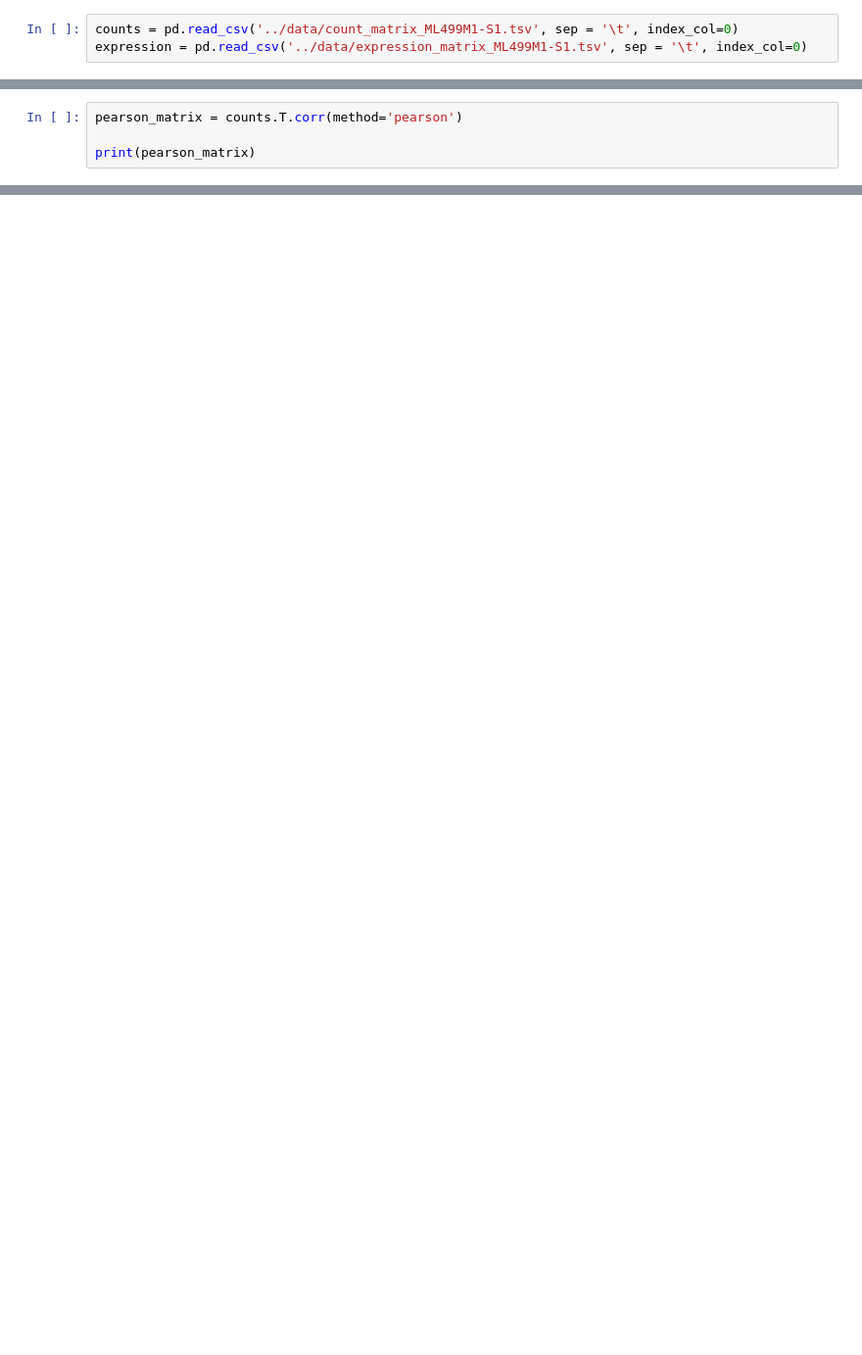
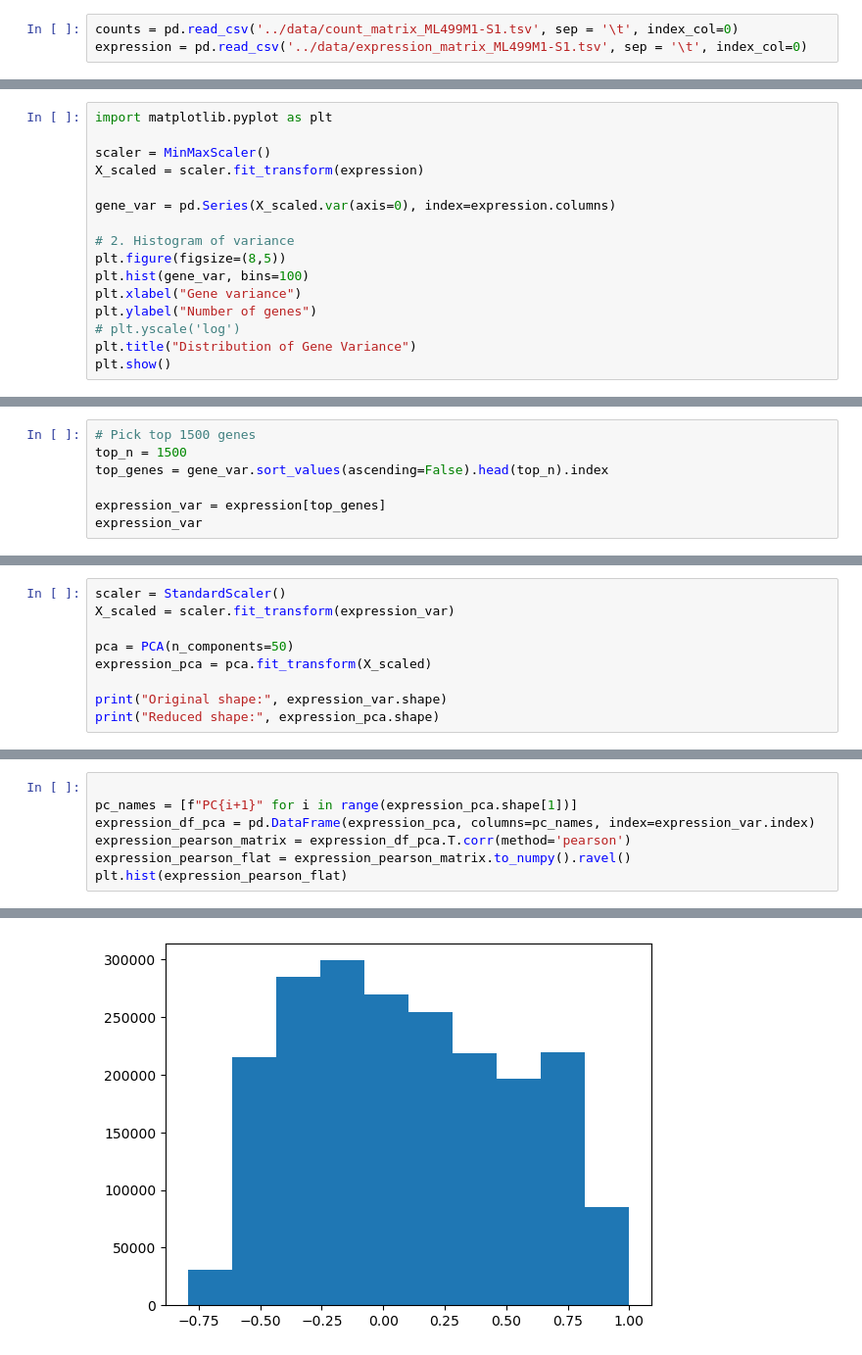
Before and after one commit to kevinyu2/Capstone25, a Jupyter notebook: single_cell/scripts/make_networks.ipynb, the cells around one changed output, grey strips where cells are left out. Shown at 98% size. Drawn from its saved outputs; the diff is of its cells as text; blank space fills up the shorter version.

```diff
--- a/single_cell/scripts/make_networks.ipynb
+++ b/single_cell/scripts/make_networks.ipynb
@@ -21,0 +10,16 @@ expression = pd.read_csv('../data/expression_matrix_ML499M1-S1.tsv', sep = '\t',
+# %%
+import matplotlib.pyplot as plt
+
+scaler = MinMaxScaler()
+X_scaled = scaler.fit_transform(expression)
+
+gene_var = pd.Series(X_scaled.var(axis=0), index=expression.columns)
+
+# 2. Histogram of variance
+plt.figure(figsize=(8,5))
+plt.hist(gene_var, bins=100)
+plt.xlabel("Gene variance")
+plt.ylabel("Number of genes")
+# plt.yscale('log')
+plt.title("Distribution of Gene Variance")
+plt.show()
@@ -21,0 +28,7 @@ expression = pd.read_csv('../data/expression_matrix_ML499M1-S1.tsv', sep = '\t',
+# %%
+# Pick top 1500 genes
+top_n = 1500
+top_genes = gene_var.sort_values(ascending=False).head(top_n).index
+
+expression_var = expression[top_genes]
+expression_var
@@ -21,0 +49,9 @@ expression = pd.read_csv('../data/expression_matrix_ML499M1-S1.tsv', sep = '\t',
+# %%
+scaler = StandardScaler()
+X_scaled = scaler.fit_transform(expression_var)
+
+pca = PCA(n_components=50)
+expression_pca = pca.fit_transform(X_scaled)
+
+print("Original shape:", expression_var.shape)
+print("Reduced shape:", expression_pca.shape)
@@ -22,5 +61,8 @@ expression = pd.read_csv('../data/expression_matrix_ML499M1-S1.tsv', sep = '\t',
 # %%
-pearson_matrix = counts.T.corr(method='pearson')
 
-print(pearson_matrix)
+pc_names = [f"PC{i+1}" for i in range(expression_pca.shape[1])]
+expression_df_pca = pd.DataFrame(expression_pca, columns=pc_names, index=expression_var.index)
+expression_pearson_matrix = expression_df_pca.T.corr(method='pearson')
+expression_pearson_flat = expression_pearson_matrix.to_numpy().ravel()
+plt.hist(expression_pearson_flat)
 # %% [output]
@@ -44,3 +75,4 @@ TCCTGTTCAATTGAGA-1            0.507583            1.000000
+[figure, added]
 # %%
 from sklearn.metrics.pairwise import cosine_similarity
 
```
Also changed, not shown: parts of 16 cells of this notebook, 2 other files.
